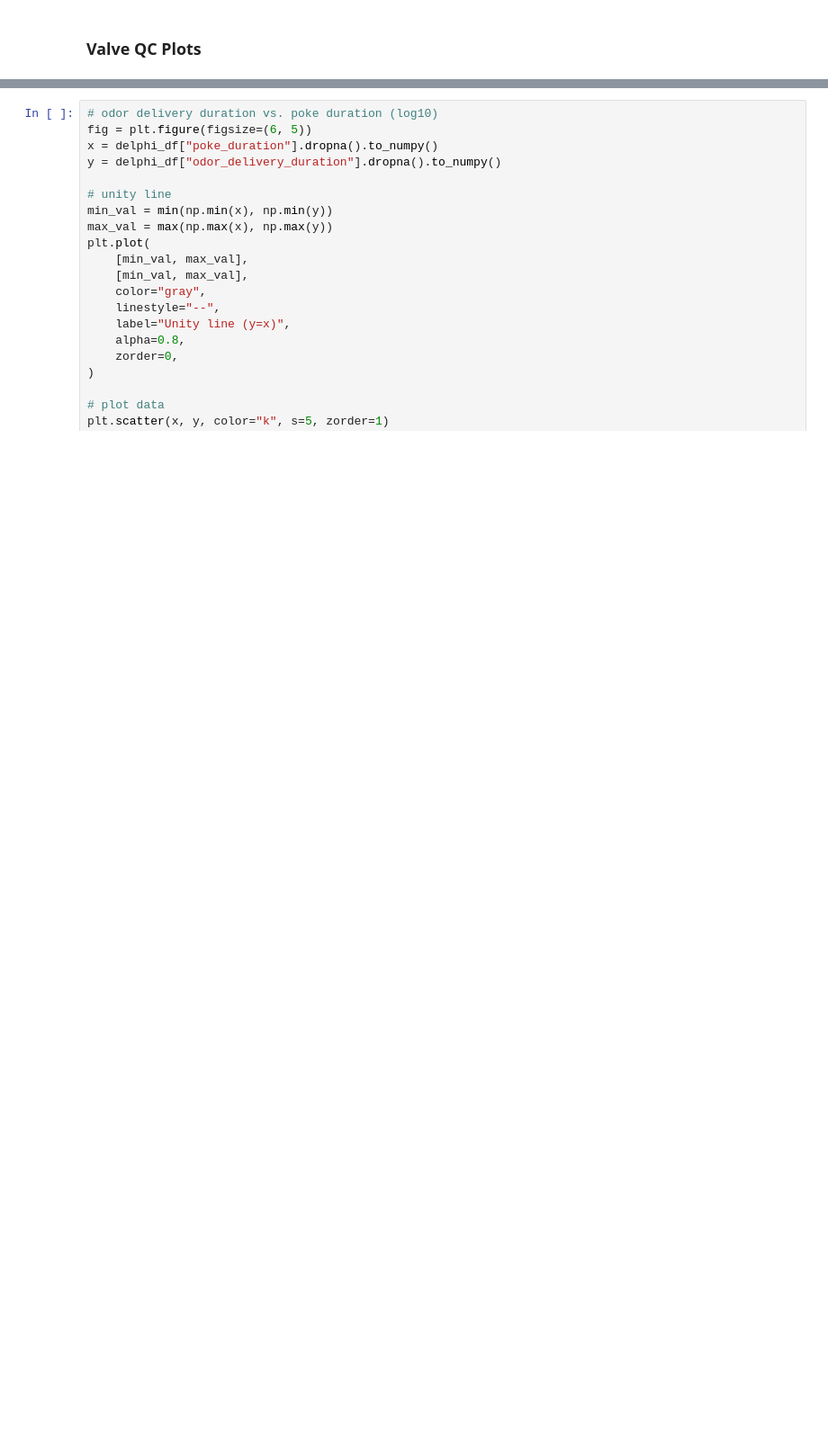
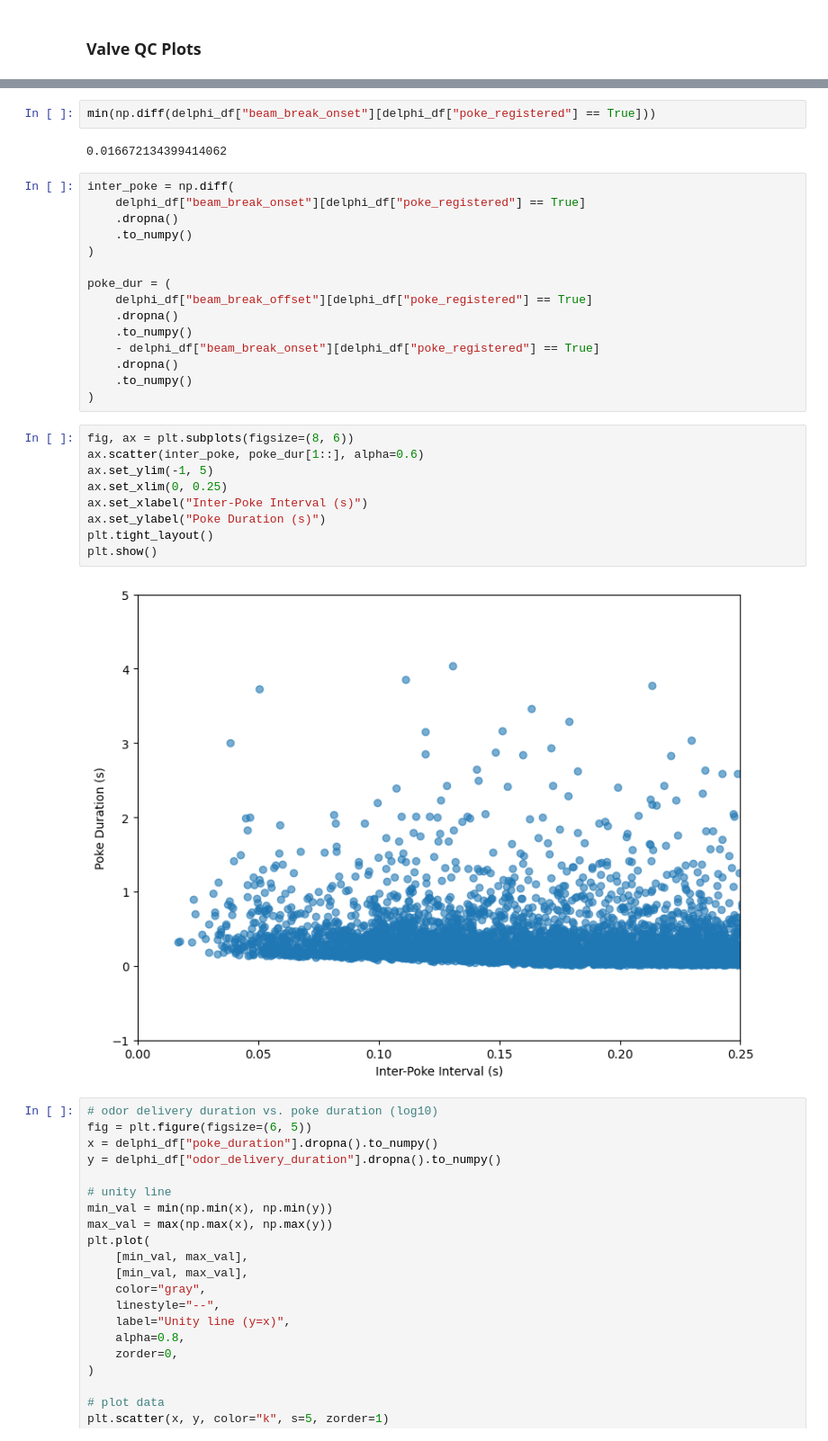
Before and after one commit to goatsofnaxos/Delphi, a Jupyter notebook: analysis/delphi_qc.ipynb, the cells around one changed output, grey strips where cells are left out. Shown at 90% size. Saved outputs shown, nothing was run; the diff lists cells and outputs as text; blank space fills up the shorter version.

```diff
--- a/analysis/delphi_qc.ipynb
+++ b/analysis/delphi_qc.ipynb
@@ -622,3 +750,33 @@ plt.tight_layout()
+# %%
+min(np.diff(delphi_df["beam_break_onset"][delphi_df["poke_registered"] == True]))
+# %% [output]
+0.016672134399414062
+# %%
+inter_poke = np.diff(
+    delphi_df["beam_break_onset"][delphi_df["poke_registered"] == True]
+    .dropna()
+    .to_numpy()
+)
+
+poke_dur = (
+    delphi_df["beam_break_offset"][delphi_df["poke_registered"] == True]
+    .dropna()
+    .to_numpy()
+    - delphi_df["beam_break_onset"][delphi_df["poke_registered"] == True]
+    .dropna()
+    .to_numpy()
+)
+# %%
+fig, ax = plt.subplots(figsize=(8, 6))
+ax.scatter(inter_poke, poke_dur[1::], alpha=0.6)
+ax.set_ylim(-1, 5)
+ax.set_xlim(0, 0.25)
+ax.set_xlabel("Inter-Poke Interval (s)")
+ax.set_ylabel("Poke Duration (s)")
+plt.tight_layout()
+plt.show()
+# %% [output]
+[figure, added]
 # %%
 # odor delivery duration vs. poke duration (log10)
 fig = plt.figure(figsize=(6, 5))
```
Also changed, not shown: parts of 24 cells of this notebook.
